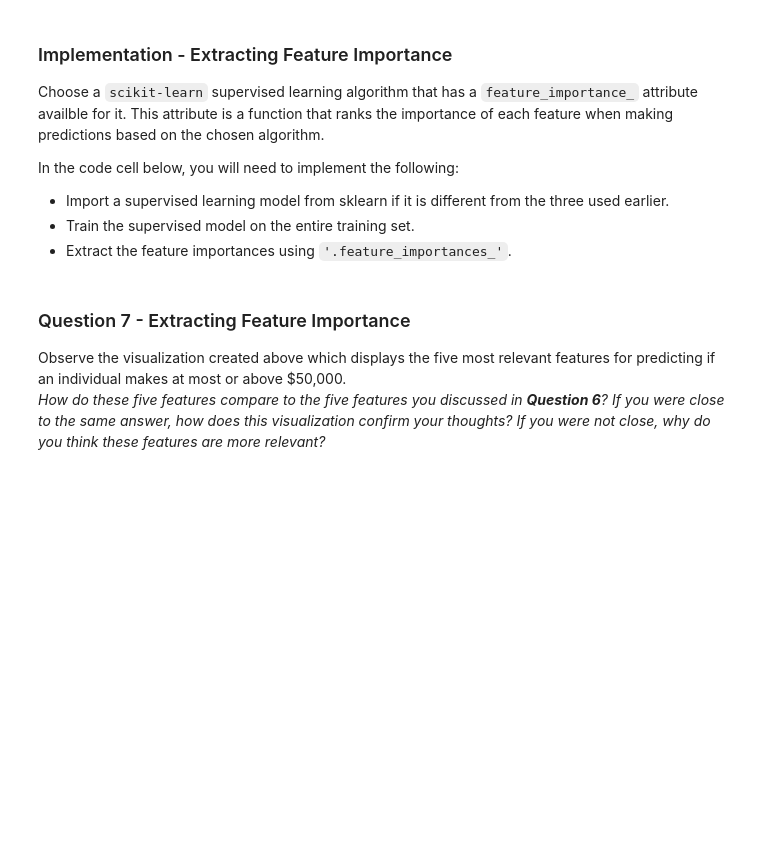
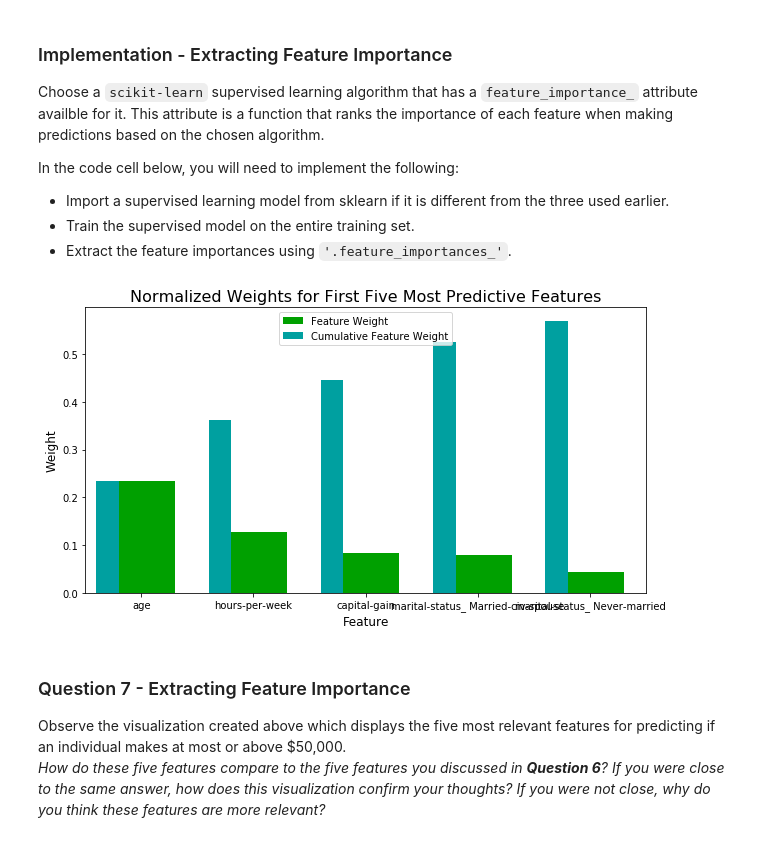
Before and after one commit to AnBucquet/machine-learning-nanodegree, a Jupyter notebook: finding_donors/finding_donors.ipynb, the cells around one changed output. Cells and saved outputs as stored; diff of their text form; code cells hidden in the pictures; blank space fills up the shorter version.

```diff
--- a/finding_donors/finding_donors.ipynb
+++ b/finding_donors/finding_donors.ipynb
@@ -416,15 +468,19 @@ In the code cell below, you will need to implement the following:
  - Extract the feature importances using `'.feature_importances_'`.
 # %%
 # TODO: Import a supervised learning model that has 'feature_importances_'
+from sklearn.ensemble import ExtraTreesClassifier
 
 # TODO: Train the supervised model on the training set
-model = None
+model = ExtraTreesClassifier()
+model = model.fit(X_train, y_train)
 
 # TODO: Extract the feature importances
-importances = None
+importances = model.feature_importances_
 
 # Plot
 vs.feature_plot(importances, X_train, y_train)
+# %% [output]
+[figure, added]
 # %% [markdown]
 ### Question 7 - Extracting Feature Importance
 
```
Also changed, not shown: parts of 17 cells of this notebook, 1 other file.
